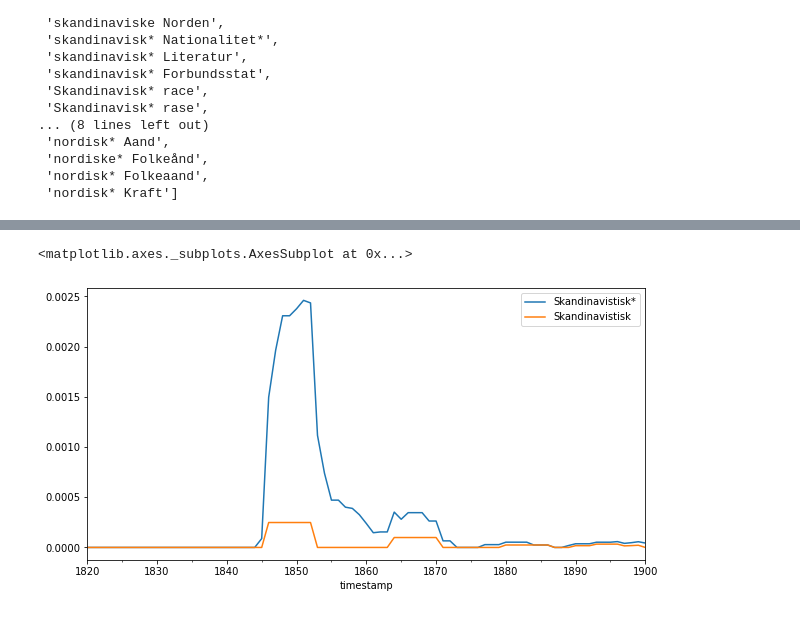
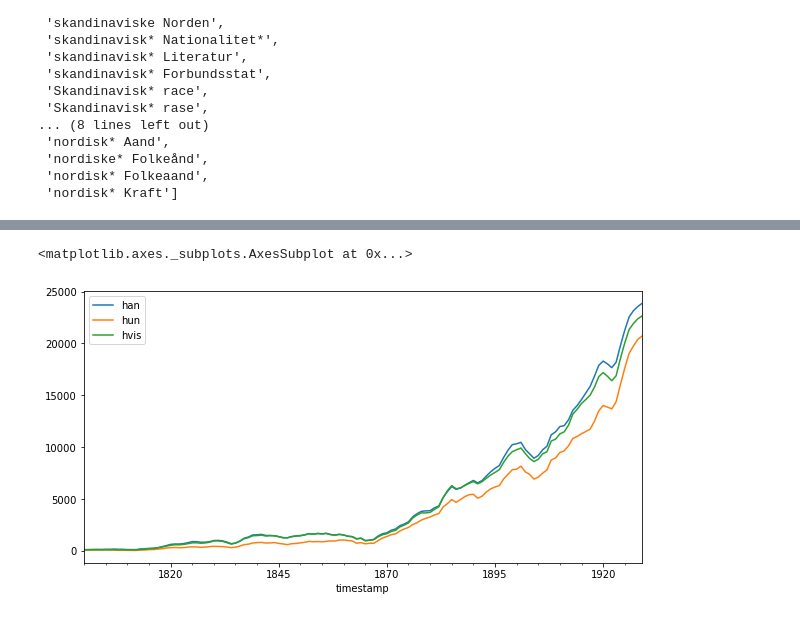
Before and after one commit to Yoonsen/aviser_trender, a Jupyter notebook: Ruths data.ipynb, the cells around one changed output, grey strips where cells are left out. Saved outputs shown, nothing was run; the diff lists cells and outputs as text; code cells hidden in the pictures.

```diff
--- a/Ruths data.ipynb
+++ b/Ruths data.ipynb
@@ -466,0 +473,4 @@ def nbdigital_trends(terms = None, mediatype = 'bøker', datetime_from = '180001
+# %%
+from matplotlib import rcParams
+rcParams['figure.max_open_warning'] = 50
+import matplotlib.pyplot as plt
@@ -467,5 +497,5 @@ def nbdigital_trends(terms = None, mediatype = 'bøker', datetime_from = '180001
 # %%
-nbdigital_trends(terms=[["Skandinavistisk*"], ["Skandinavistisk"]],mediatype='aviser', datetime_from='18200101', datetime_to='19000101').plot(figsize = (10,5))
+nbdigital_trends(terms=[['han'],['hun'],['hvis']],mediatype='aviser', datetime_from='18000101', datetime_to='19300101').plot(figsize = (10,5))
 # %% [output]
 <matplotlib.axes._subplots.AxesSubplot at 0x...>
-[figure, old version]
+[figure, new version]
```
Also changed, not shown: parts of 6 cells of this notebook, 6 other files.
